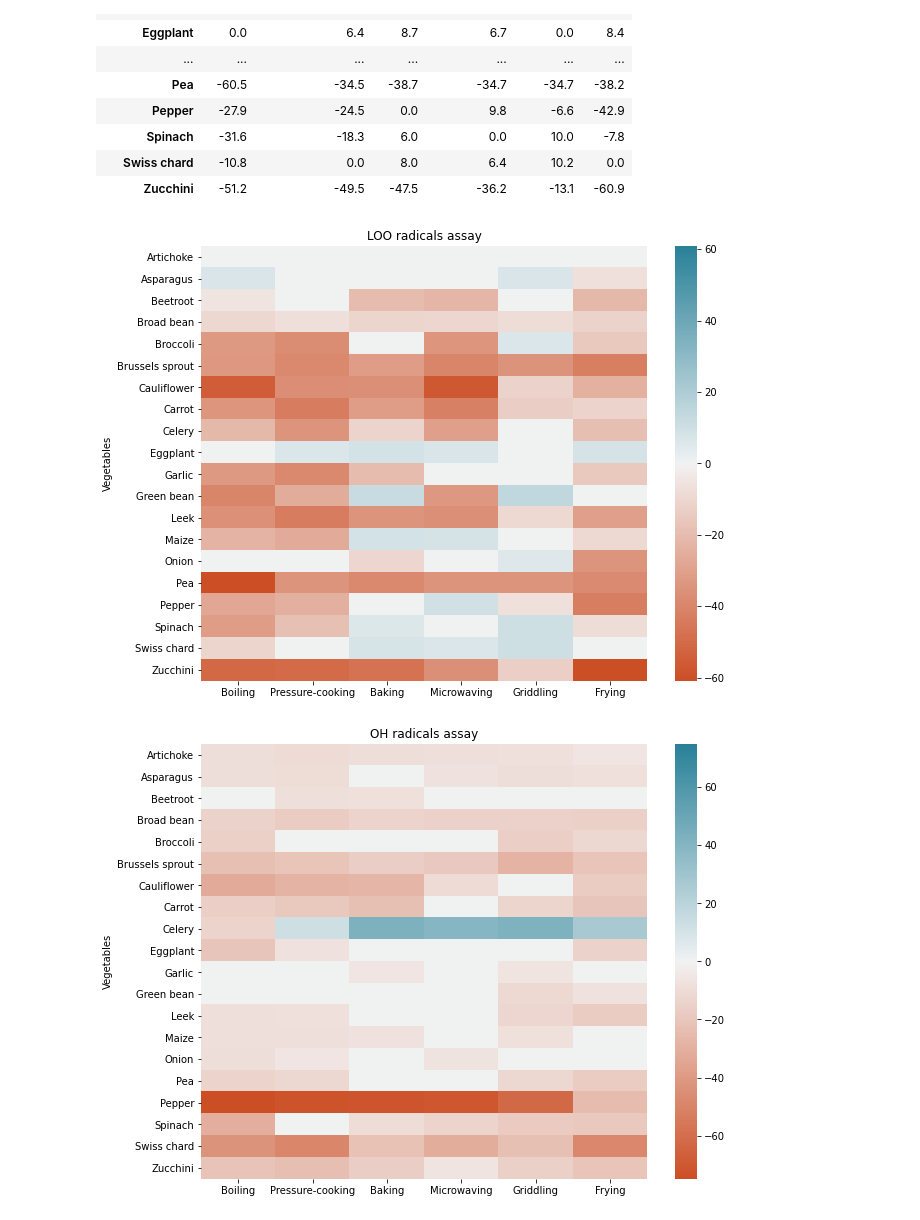
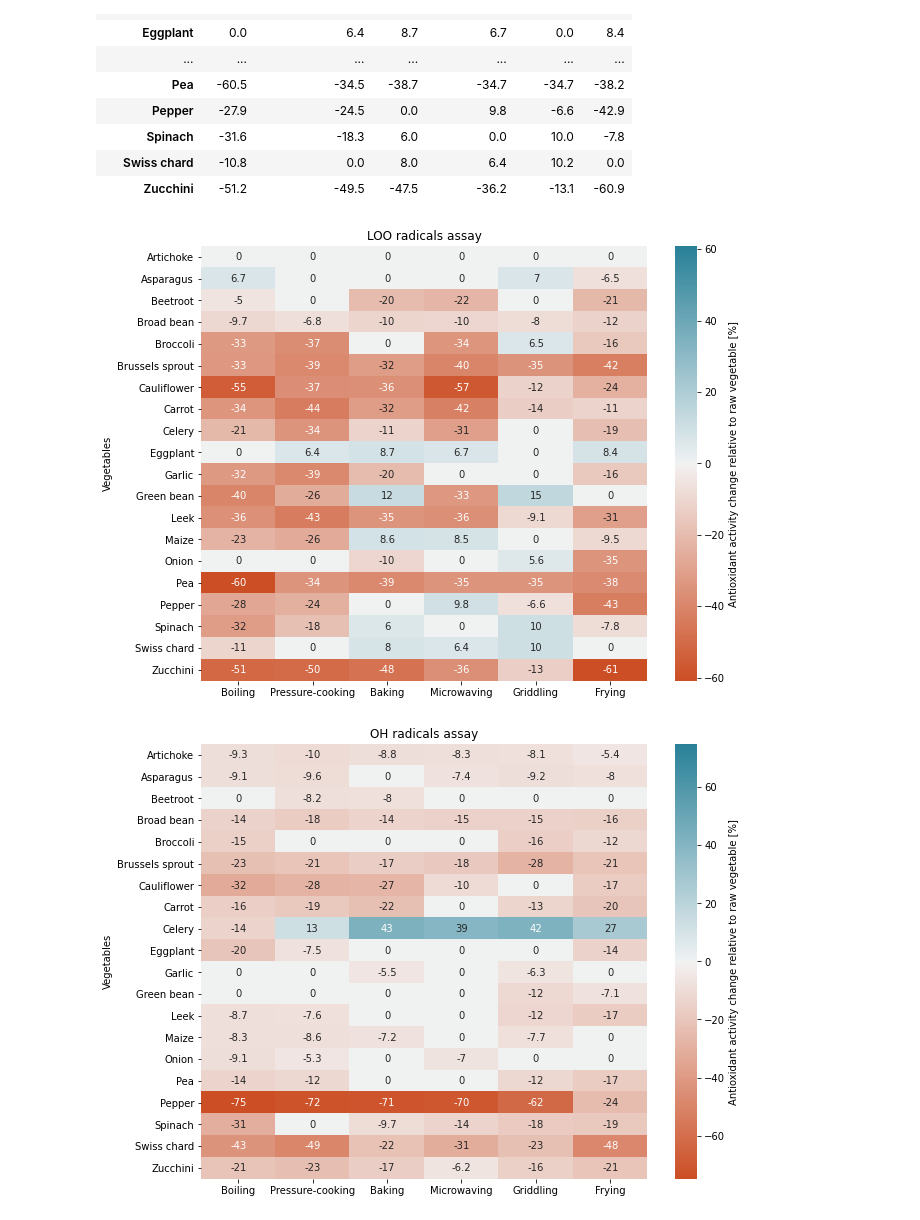
Before and after one commit to aschue/sandbox, a Jupyter notebook: Antioxidants_Vegetables_Cooking/Cooking_veg_antioxidant_loss.ipynb, the cells around one changed output. Saved outputs shown, nothing was run; the diff lists cells and outputs as text; code cells hidden in the pictures.

Commit message:
Added new visualisations to antioxidant activity in vegetables

```diff
--- a/Antioxidants_Vegetables_Cooking/Cooking_veg_antioxidant_loss.ipynb
+++ b/Antioxidants_Vegetables_Cooking/Cooking_veg_antioxidant_loss.ipynb
@@ -85,12 +85,13 @@ tables.append(dfmean) #add the means dataframe to the list of tables
 # %%
 # visualize the antioxidant loss for the three assays and the mean
 c = -1
+cbar_kws = {'label': 'Antioxidant activity change relative to raw vegetable [%]'}
 for table in tables:
     c +=1
     maxval = max([abs(max(table.max())), abs(min(table.min()))])
     plt.figure(figsize = (10,8))
     plt.title(titles[c])
-    sns.heatmap(table, cmap = sns.diverging_palette(20, 220, s= 89, as_cmap=True), vmin = -maxval, vmax = maxval)
+    sns.heatmap(table, cmap = sns.diverging_palette(20, 220, s= 89, as_cmap=True), vmin = -maxval, vmax = maxval, annot = True, cbar_kws = cbar_kws)
 # %% [output]
-[figure, old version]
+[figure, new version]
-[figure, old version]
+[figure, new version]
```
Also changed, not shown: parts of 11 cells of this notebook, 1 other file.
